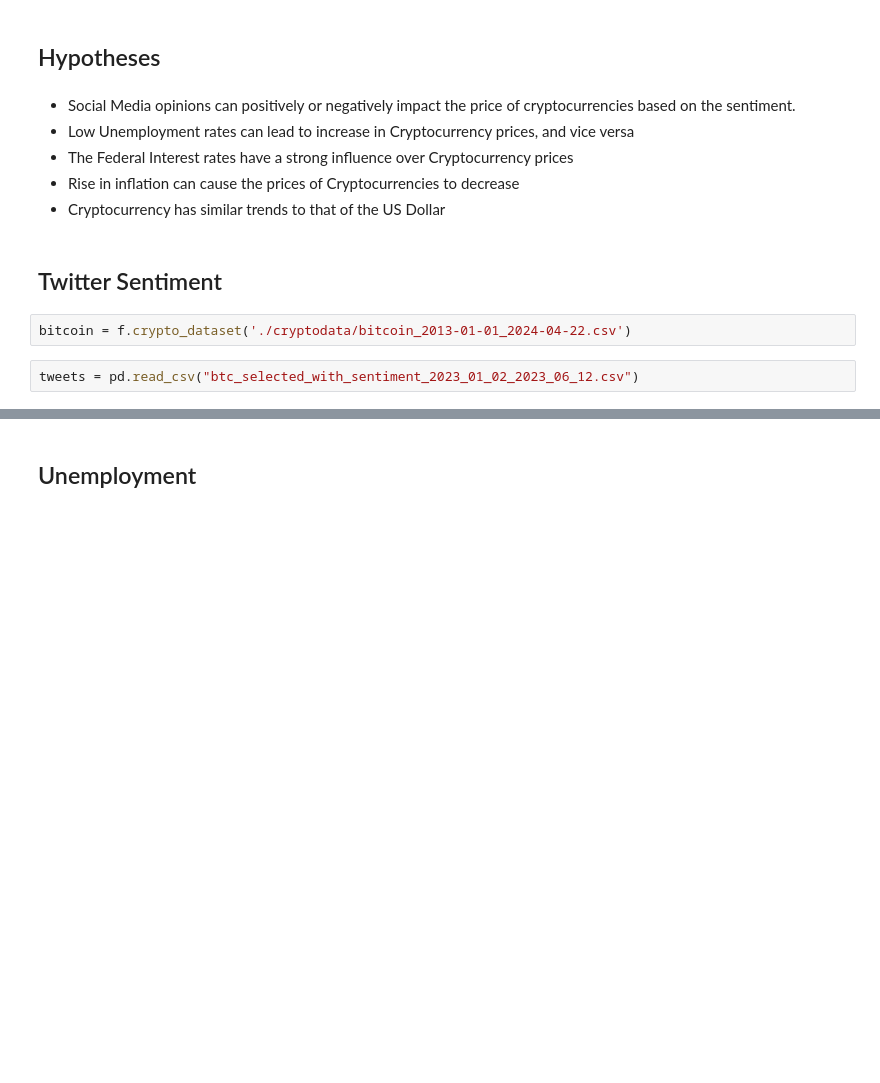
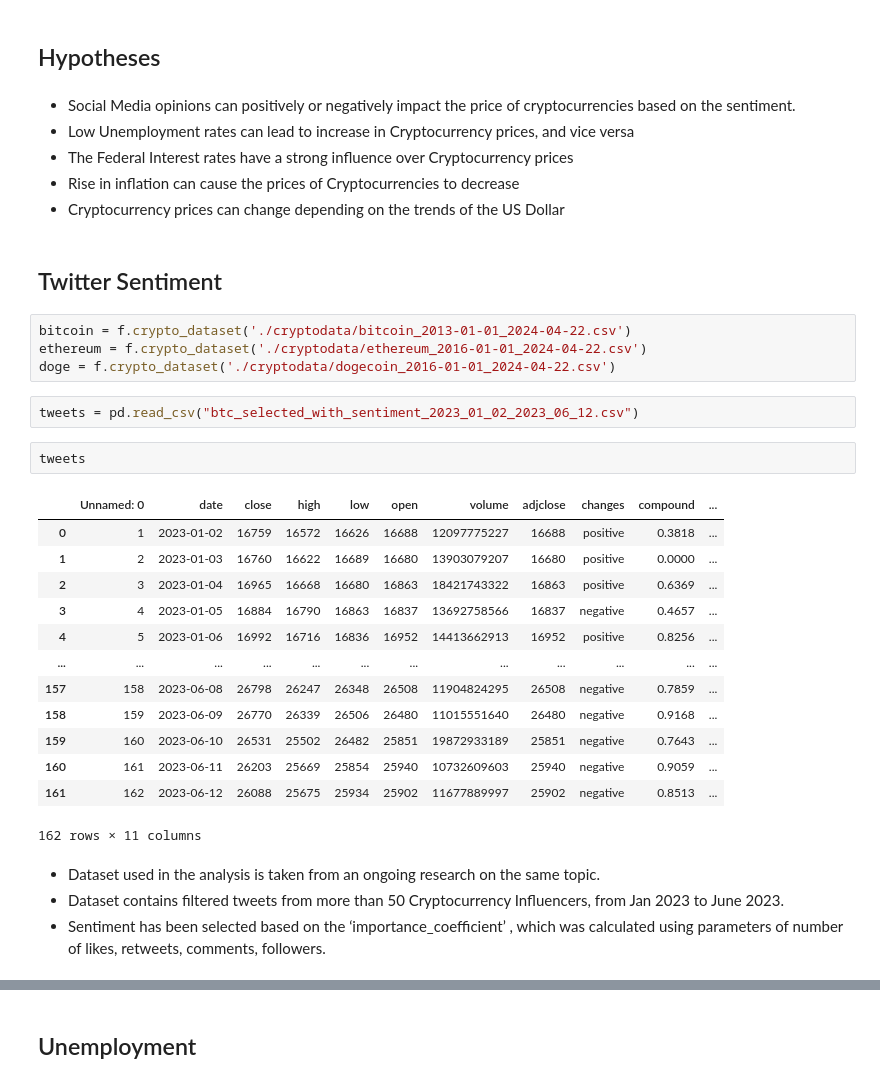
Before and after one commit to patil-aryan/2024Spr_projects, a Jupyter notebook: Cryptocurrency_Trends.ipynb, the cells around one changed output, grey strips where cells are left out. Saved outputs shown, nothing was run; the diff lists cells and outputs as text; blank space fills up the shorter version.

```diff
--- a/Cryptocurrency_Trends.ipynb
+++ b/Cryptocurrency_Trends.ipynb
@@ -10,11 +12,34 @@ import functions as f
 *  Low Unemployment rates can lead to increase in Cryptocurrency prices, and vice versa
 *  The Federal Interest rates have a strong influence over Cryptocurrency prices
 *  Rise in inflation can cause the prices of Cryptocurrencies to decrease
-*  Cryptocurrency has similar trends to that of the US Dollar
+*  Cryptocurrency prices can change depending on the trends of the US Dollar
 # %% [markdown]
 ## Twitter Sentiment
 # %%
 bitcoin = f.crypto_dataset('./cryptodata/bitcoin_2013-01-01_2024-04-22.csv')
+ethereum = f.crypto_dataset('./cryptodata/ethereum_2016-01-01_2024-04-22.csv')
+doge = f.crypto_dataset('./cryptodata/dogecoin_2016-01-01_2024-04-22.csv')
 # %%
 tweets = pd.read_csv("btc_selected_with_sentiment_2023_01_02_2023_06_12.csv")
+# %%
+tweets
+# %% [output]
+|  | Unnamed: 0 | date | close | high | low | open | volume | adjclose | changes | compound | ... |
+| 0 | 1 | 2023-01-02 | 16759 | 16572 | 16626 | 16688 | 12097775227 | 16688 | positive | 0.3818 | ... |
+| 1 | 2 | 2023-01-03 | 16760 | 16622 | 16689 | 16680 | 13903079207 | 16680 | positive | 0.0000 | ... |
+| 2 | 3 | 2023-01-04 | 16965 | 16668 | 16680 | 16863 | 18421743322 | 16863 | positive | 0.6369 | ... |
+| 3 | 4 | 2023-01-05 | 16884 | 16790 | 16863 | 16837 | 13692758566 | 16837 | negative | 0.4657 | ... |
+| 4 | 5 | 2023-01-06 | 16992 | 16716 | 16836 | 16952 | 14413662913 | 16952 | positive | 0.8256 | ... |
+| ... | ... | ... | ... | ... | ... | ... | ... | ... | ... | ... | ... |
+| 157 | 158 | 2023-06-08 | 26798 | 26247 | 26348 | 26508 | 11904824295 | 26508 | negative | 0.7859 | ... |
+| 158 | 159 | 2023-06-09 | 26770 | 26339 | 26506 | 26480 | 11015551640 | 26480 | negative | 0.9168 | ... |
+| 159 | 160 | 2023-06-10 | 26531 | 25502 | 26482 | 25851 | 19872933189 | 25851 | negative | 0.7643 | ... |
+| 160 | 161 | 2023-06-11 | 26203 | 25669 | 25854 | 25940 | 10732609603 | 25940 | negative | 0.9059 | ... |
+| 161 | 162 | 2023-06-12 | 26088 | 25675 | 25934 | 25902 | 11677889997 | 25902 | negative | 0.8513 | ... |
+162 rows × 11 columns
+# %% [markdown]
+*  Dataset used in the analysis is taken from an ongoing research on the same topic.
+*  Dataset contains filtered tweets from more than 50 Cryptocurrency Influencers, from Jan 2023 to June 2023.
+*  Sentiment has been selected based on the ‘importance_coefficient’ , which was calculated using parameters of
+   number of likes, retweets, comments, followers.
 # %%
```
Also changed, not shown: parts of 23 cells of this notebook.
